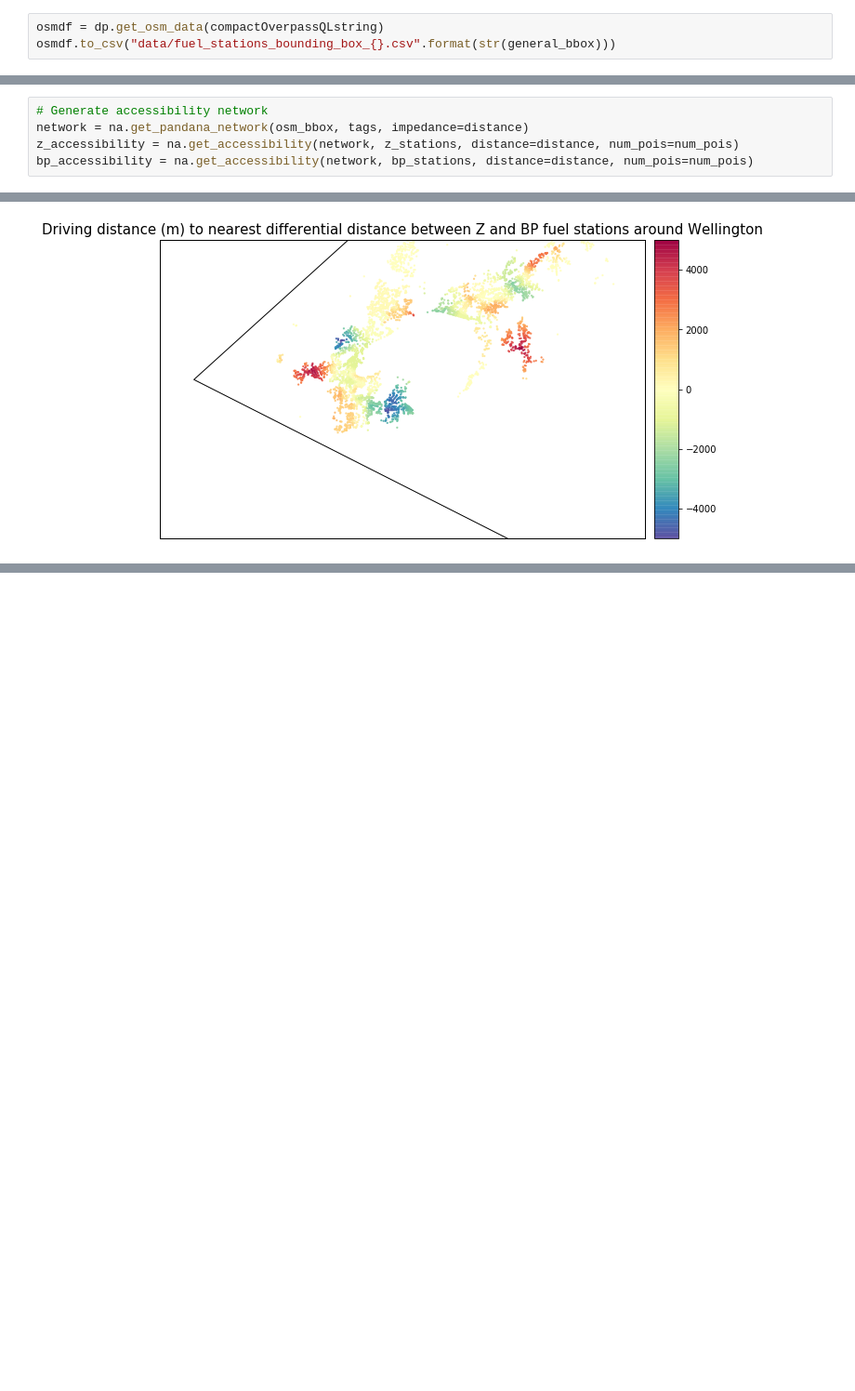
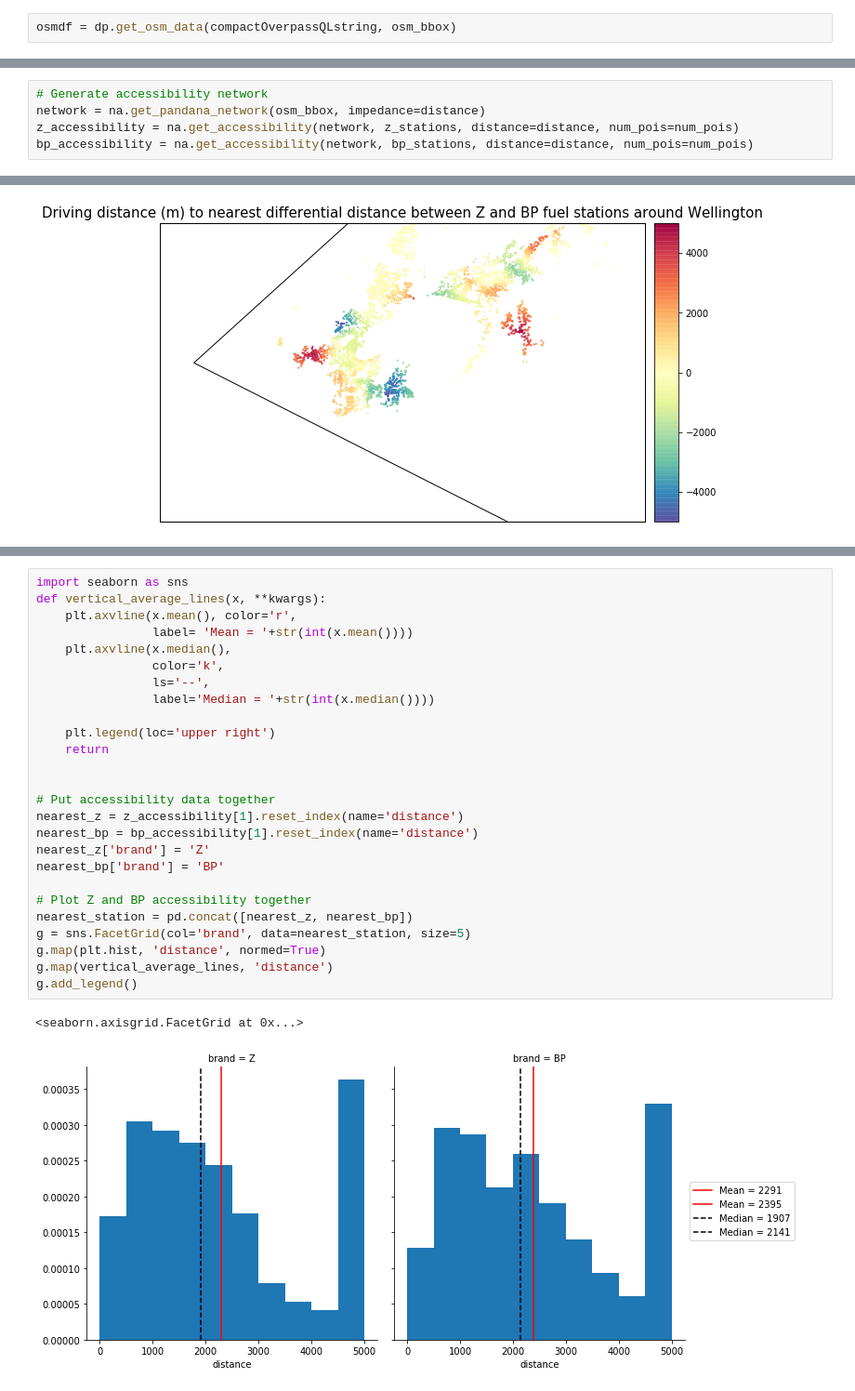
Before and after one commit to shriv/fuel-stations, a Jupyter notebook: Fuel Stations Analysis.ipynb, the cells around one changed output, grey strips where cells are left out. Shown at 93% size. Drawn from its saved outputs; the diff is of its cells as text; blank space fills up the shorter version.

```diff
--- a/Fuel Stations Analysis.ipynb
+++ b/Fuel Stations Analysis.ipynb
@@ -142,8 +142,7 @@ compactOverpassQLstring = dp.generate_overpass_query(tags, objects, osm_bbox)
 ## Getting data from Overpass
 Getting data from Open Street Map is fairly simple via the Overpass API. All you need to do is construct the search query and reshape the result JSON into your data structure of choice. I've reshaped the data as a Pandas dataframe - basically a table with columns that contain metadata about each fuel station.
 # %%
-osmdf = dp.get_osm_data(compactOverpassQLstring)
-osmdf.to_csv("data/fuel_stations_bounding_box_{}.csv".format(str(general_bbox)))
+osmdf = dp.get_osm_data(compactOverpassQLstring, osm_bbox)
 # %%
 # Isolate a subset of useful attributes per fuel station
 sub_df = (osmdf[['id', 'lat', 'lon', 'name', 'operator', 'brand', 'type']]
@@ -457,7 +478,7 @@ plot_kwargs = {'s':5,
                'edgecolor':'none'}
 # %%
 # Generate accessibility network
-network = na.get_pandana_network(osm_bbox, tags, impedance=distance)
+network = na.get_pandana_network(osm_bbox, impedance=distance)
 z_accessibility = na.get_accessibility(network, z_stations, distance=distance, num_pois=num_pois)
 bp_accessibility = na.get_accessibility(network, bp_stations, distance=distance, num_pois=num_pois)
 # %% [markdown]
@@ -508,0 +536,29 @@ na.plot_accessibility(network, diff_accessibility, osm_bbox,
+# %%
+import seaborn as sns
+def vertical_average_lines(x, **kwargs):
+    plt.axvline(x.mean(), color='r',
+                label= 'Mean = '+str(int(x.mean())))
+    plt.axvline(x.median(),
+                color='k',
+                ls='--',
+                label='Median = '+str(int(x.median())))
+
+    plt.legend(loc='upper right')
+    return
+
+
+# Put accessibility data together
+nearest_z = z_accessibility[1].reset_index(name='distance')
+nearest_bp = bp_accessibility[1].reset_index(name='distance')
+nearest_z['brand'] = 'Z'
+nearest_bp['brand'] = 'BP'
+
+# Plot Z and BP accessibility together
+nearest_station = pd.concat([nearest_z, nearest_bp])
+g = sns.FacetGrid(col='brand', data=nearest_station, size=5)
+g.map(plt.hist, 'distance', normed=True)
+g.map(vertical_average_lines, 'distance')
+g.add_legend()
+# %% [output]
+<seaborn.axisgrid.FacetGrid at 0x...>
+[figure, added]
```
Also changed, not shown: parts of 13 cells of this notebook, 1 other file.
